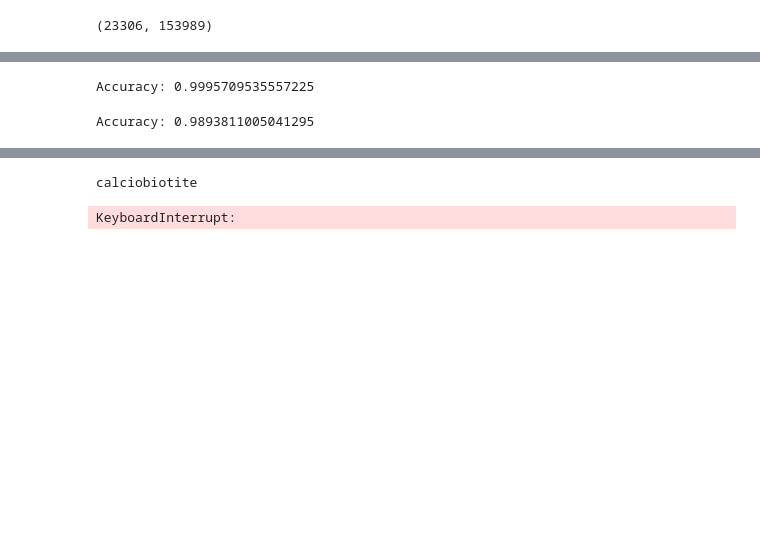
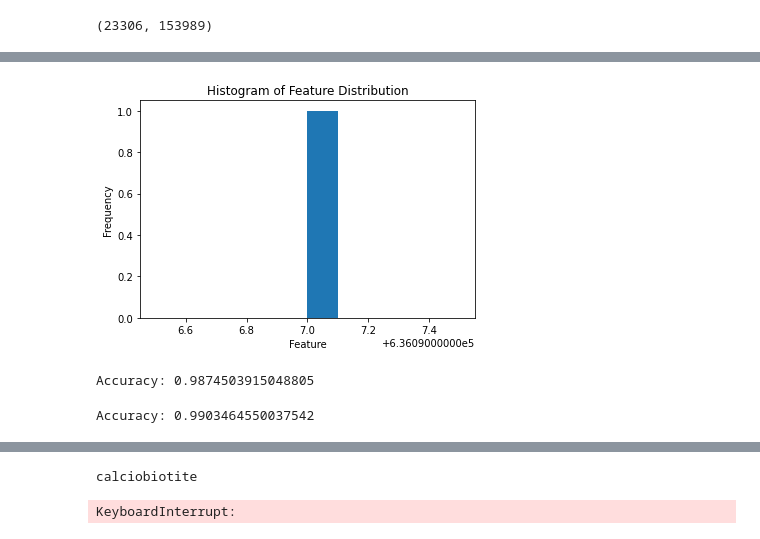
Before and after one commit to nowyouseeithaha/2022-2-IsItKbs, a Jupyter notebook: notebooks/newfeatures.ipynb, the cells around one changed output, grey strips where cells are left out. Cells and saved outputs as stored; diff of their text form; code cells hidden in the pictures; blank space fills up the shorter version.

Commit message:
Refatoração funções treino e melhora random forest
Fiz uma função para o treino mais concisa que funciona para ambos os modelos, e aumentei a acurácia do random forest.

```diff
--- a/notebooks/newfeatures.ipynb
+++ b/notebooks/newfeatures.ipynb
@@ -219,3 +215,8 @@ lexical_features = hstack((vowel_feature, consonant_feature, ttr_feature))
 lexical_features.shape
 # %% [output]
 (23306, 3)
+# %%
+# Normalize the features (optional)
+scaler = StandardScaler(with_mean=False)
+lexical_features = scaler.fit_transform(np.abs(lexical_features))
+features
@@ -224,8 +228,3 @@ features = hstack((lexical_features, ngram_features))
 features.shape
 # %% [output]
 (23306, 153989)
-# %%
-# Normalize the features (optional)
-scaler = StandardScaler(with_mean=False)
-features = scaler.fit_transform(np.abs(features))
-features
@@ -235,13 +278,29 @@ features
+# %%
+import matplotlib.pyplot as plt
+import seaborn as sns
+
+# Load your data
+
+# Plot a histogram
+plt.hist(features.getnnz())
+plt.xlabel('Feature')
+plt.ylabel('Frequency')
+plt.title('Histogram of Feature Distribution')
+plt.show()
+
+# # Plot a box plot
+# sns.boxplot(dense_features)
+# plt.xlabel('Feature')
+# plt.title('Box Plot of Feature Distribution')
+# plt.show()
+
+# # Plot a density plot
+# sns.kdeplot(dense_features)
+# plt.xlabel('Feature')
+# plt.title('Density Plot of Feature Distribution')
+# plt.show()
+# %% [output]
+[figure, added]
 # %%
 # Split the data into training and testing sets
 features_train, features_test, labels_train, labels_test = train_test_split(features, df['mash'], test_size=0.4, random_state=777)
-
-# Train the classifier
-clf = MultinomialNB()
-clf.fit(features_test, labels_test)
-
-# Evaluate the classifier
-accuracy = clf.score(features_test, labels_test)
-print("Accuracy:", accuracy)
-# %% [output]
-Accuracy: 0.9995709535557225
@@ -248,7 +310,14 @@ Accuracy: 0.9995709535557225
+# %%
+# Train the classifier
+clf = MultinomialNB()
+clf.fit(features_train, labels_train)
+
+# Evaluate the classifier
+accuracy = clf.score(features_test, labels_test)
+print("Accuracy:", accuracy)
+# %% [output]
+Accuracy: 0.9874503915048805
 # %%
-# Split the data into training and testing sets
-features_train, features_test, labels_train, labels_test = train_test_split(features, df['mash'], test_size=0.4, random_state=777)
-
 # Train the classifier
 clf = RandomForestClassifier()
 clf.fit(features_train, labels_train)
@@ -257,6 +326,6 @@ clf.fit(features_train, labels_train)
 accuracy = clf.score(features_test, labels_test)
 print("Accuracy:", accuracy)
 # %% [output]
-Accuracy: 0.9893811005041295
+Accuracy: 0.9903464550037542
 # %%
 ttr("batatetitotu")
```
Also changed, not shown: parts of 11 cells of this notebook, 9 other files.
